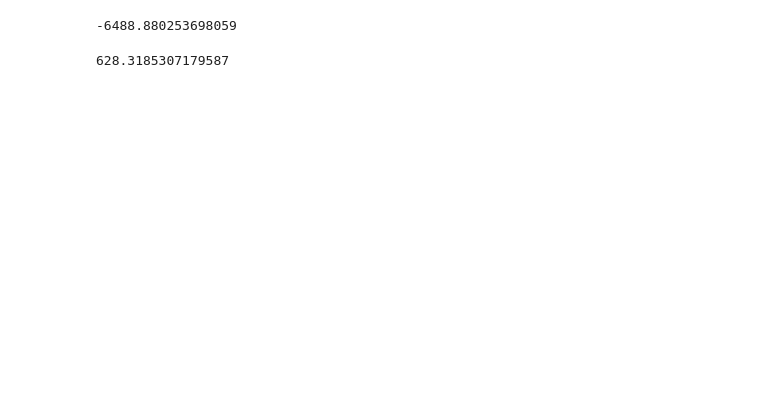
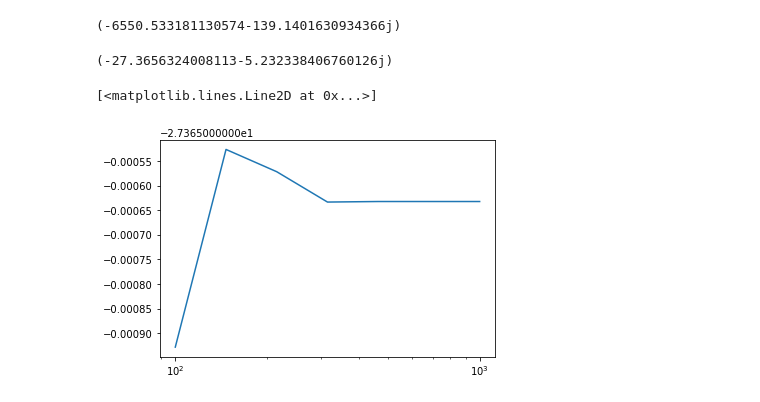
Before and after one commit to carabedo/ci_mutual, a Jupyter notebook: theo2007.ipynb, the cells around one changed output. Drawn from its saved outputs; the diff is of its cells as text; code cells hidden in the pictures; blank space fills up the shorter version.

```diff
--- a/theo2007.ipynb
+++ b/theo2007.ipynb
@@ -122,12 +141,21 @@ def mutual(coil_d,coil_p,frec):
-# %%
-f = lambda v, u: int_re(u,v,coil_d,coil_p,w)
-
-f(1,1)
-# %% [output]
--6488.880253698059
-# %%
-w
-# %% [output]
-628.3185307179587
+# %%
+u=1
+v=1
+H(u,v,coil_d)*H(-u,-v,coil_p)*R(u,v,w)/a(u,v)
+# %% [output]
+(-6550.533181130574-139.1401630934366j)
+# %%
+dZ(coil_d,coil_p,frec)
+# %% [output]
+(-27.3656324008113-5.232338406760126j)
+# %%
+tlim=[]
+for p in np.logspace(2,3,7):
+    tlim.append(dZ(coil_d,coil_p,frec,lim=p))
+# %%
+plt.semilogx(np.logspace(2,3,7),tlim)
+# %% [output]
+[<matplotlib.lines.Line2D at 0x...>]
+[figure, added]
 # %%
 fv=np.logspace(2,5,10)
```
Also changed, not shown: parts of 9 cells of this notebook.
